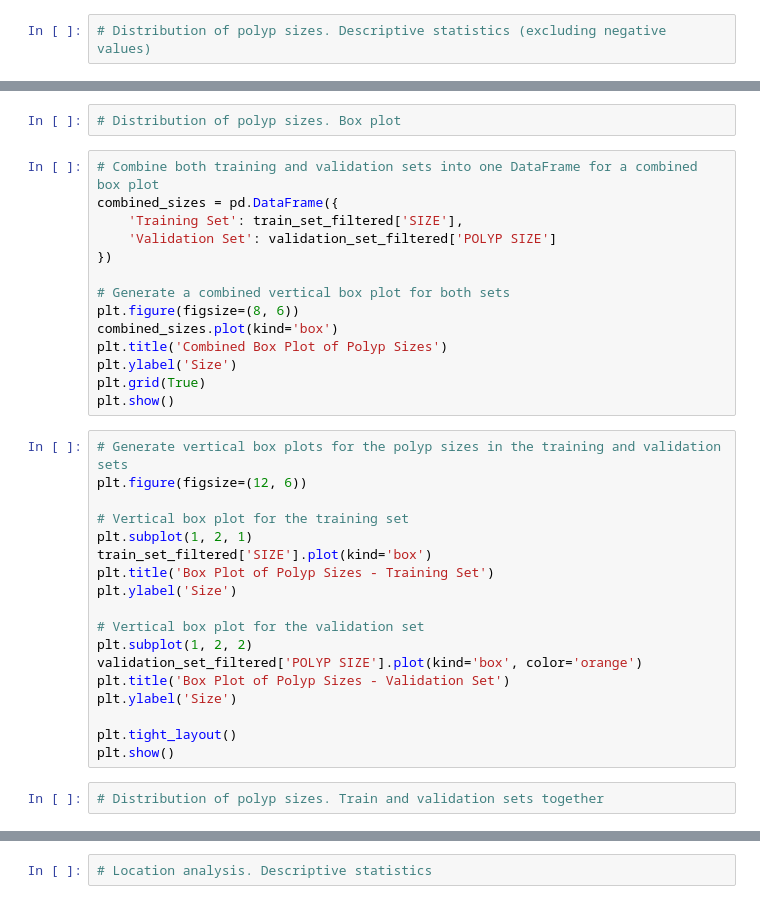
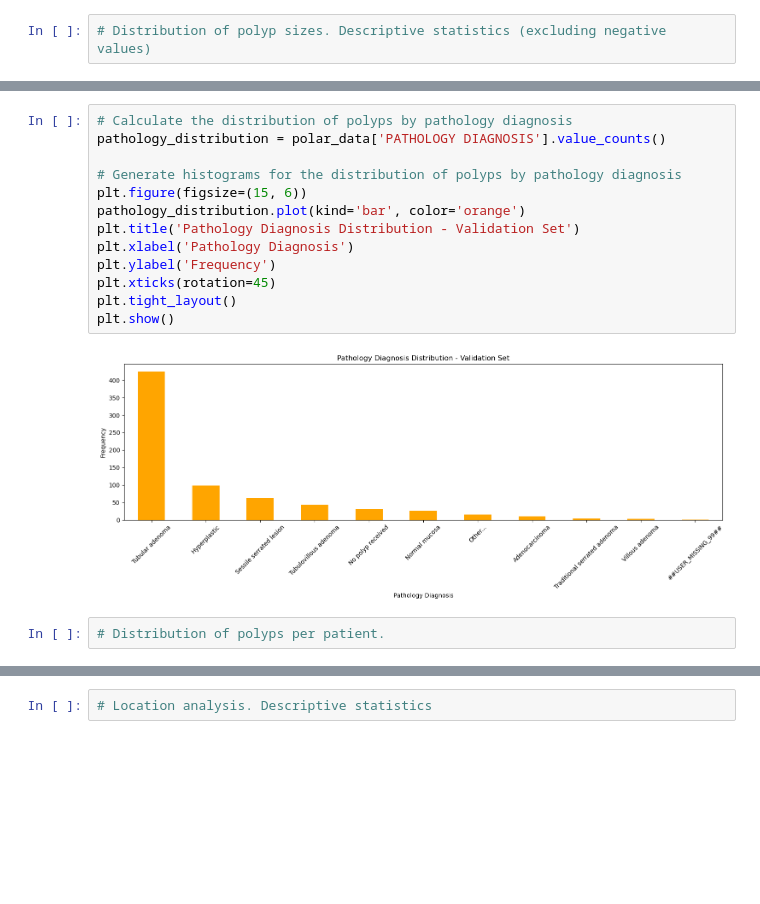
Before and after one commit to irconde/polyp-db-analysis, a Jupyter notebook: polar-database-analysis.ipynb, the cells around one changed output, grey strips where cells are left out. Cells and saved outputs as stored; diff of their text form; blank space fills up the shorter version.

```diff
--- a/polar-database-analysis.ipynb
+++ b/polar-database-analysis.ipynb
@@ -184,36 +162,17 @@ desc_stats_size_train, desc_stats_size_validation
+# %%
+# Calculate the distribution of polyps by pathology diagnosis
+pathology_distribution = polar_data['PATHOLOGY DIAGNOSIS'].value_counts()
+
+# Generate histograms for the distribution of polyps by pathology diagnosis
+plt.figure(figsize=(15, 6))
+pathology_distribution.plot(kind='bar', color='orange')
+plt.title('Pathology Diagnosis Distribution - Validation Set')
+plt.xlabel('Pathology Diagnosis')
+plt.ylabel('Frequency')
+plt.xticks(rotation=45)
+plt.tight_layout()
+plt.show()
+# %% [output]
+[figure, added]
 # %%
-# Distribution of polyp sizes. Box plot
+# Distribution of polyps per patient.
-# %%
-# Combine both training and validation sets into one DataFrame for a combined box plot
-combined_sizes = pd.DataFrame({
-    'Training Set': train_set_filtered['SIZE'],
-    'Validation Set': validation_set_filtered['POLYP SIZE']
-})
-
-# Generate a combined vertical box plot for both sets
-plt.figure(figsize=(8, 6))
-combined_sizes.plot(kind='box')
-plt.title('Combined Box Plot of Polyp Sizes')
-plt.ylabel('Size')
-plt.grid(True)
-plt.show()
-# %%
-# Generate vertical box plots for the polyp sizes in the training and validation sets
-plt.figure(figsize=(12, 6))
-
-# Vertical box plot for the training set
-plt.subplot(1, 2, 1)
-train_set_filtered['SIZE'].plot(kind='box')
-plt.title('Box Plot of Polyp Sizes - Training Set')
-plt.ylabel('Size')
-
-# Vertical box plot for the validation set
-plt.subplot(1, 2, 2)
-validation_set_filtered['POLYP SIZE'].plot(kind='box', color='orange')
-plt.title('Box Plot of Polyp Sizes - Validation Set')
-plt.ylabel('Size')
-
-plt.tight_layout()
-plt.show()
-# %%
-# Distribution of polyp sizes. Train and validation sets together
```
Also changed, not shown: parts of 70 cells of this notebook.
